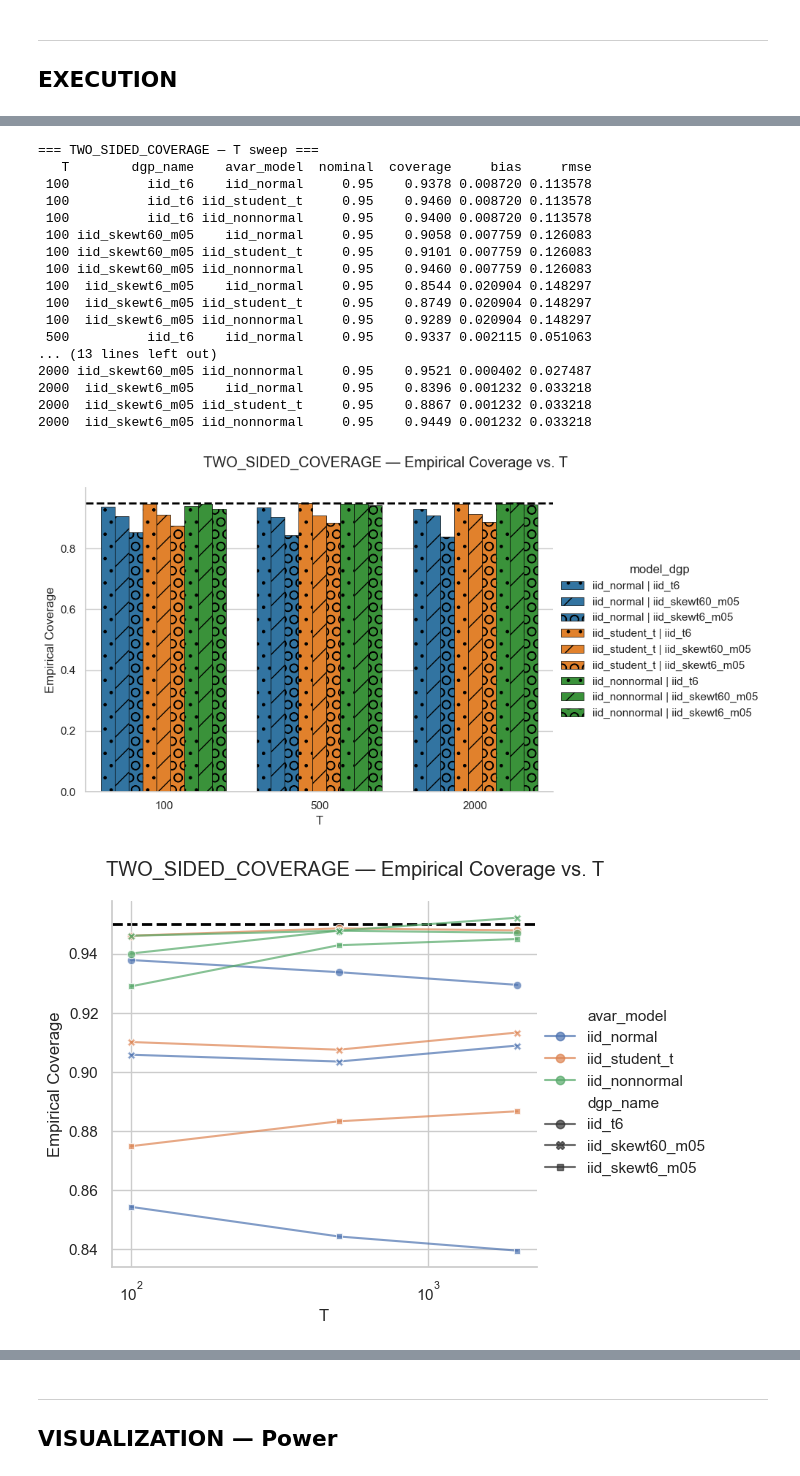
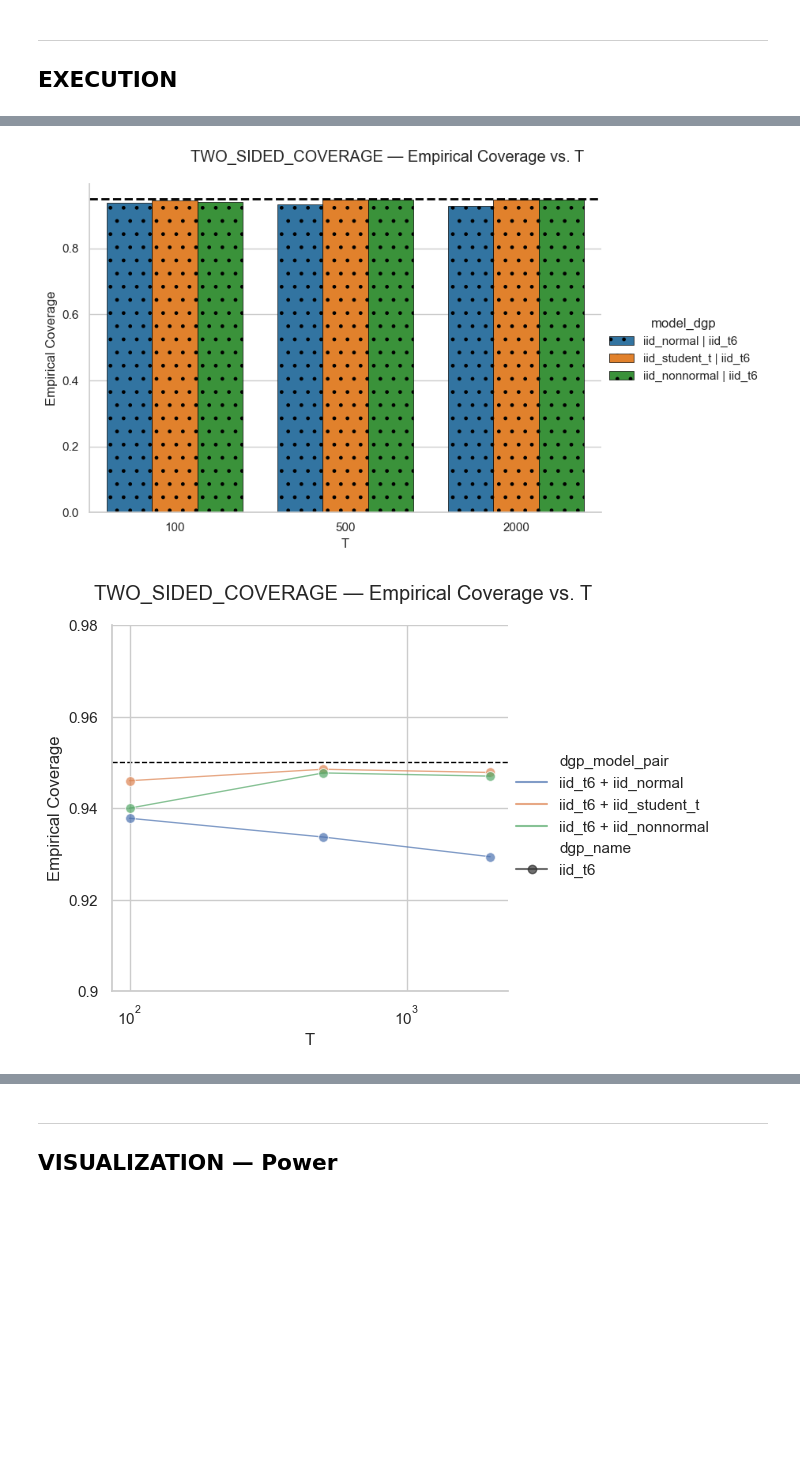
Before and after one commit to Fabro2701/sharpe_ratio_TFM, a Jupyter notebook: notebooks/presentation/coverage.ipynb, the cells around one changed output, grey strips where cells are left out. Cells and saved outputs as stored; diff of their text form; code cells hidden in the pictures; blank space fills up the shorter version.

```diff
--- a/notebooks/presentation/coverage.ipynb
+++ b/notebooks/presentation/coverage.ipynb
@@ -7,7 +7,11 @@ from core.sr_sim import StudyType
 # name : (dgp_names, model_short_names)
 scenarios = {
     "tails": (
-        ["iid_t6", "iid_skewt60_m05", "iid_skewt6_m05"],
+        ["iid_t6"],
+        ["iid_normal", "iid_student_t", "iid_nonnormal"],
+    ),
+    "skew": (
+        ["iid_skewt60_m05", "iid_skewt6_m05"],
         ["iid_normal", "iid_student_t", "iid_nonnormal"],
     ),
     "non4": (
@@ -203,23 +128,12 @@ run_selected_configs(
+# %%
+#common
+line_plot_kargs = dict(reverse=False,
+                       linewidth=1,)
 # %%
-run_analysis(experiments, "tails",       alpha=0.05)
+run_analysis(experiments, "tails", alpha=0.05, plot_mask=[0,1,1],
+             line_plot_kargs=line_plot_kargs |
+             dict(log=True, yticks=[0.9, 0.92, 0.94, 0.96, 0.98]))
 # %% [output]
-=== TWO_SIDED_COVERAGE — T sweep ===
-   T        dgp_name    avar_model  nominal  coverage     bias     rmse
- 100          iid_t6    iid_normal     0.95    0.9378 0.008720 0.113578
- 100          iid_t6 iid_student_t     0.95    0.9460 0.008720 0.113578
- 100          iid_t6 iid_nonnormal     0.95    0.9400 0.008720 0.113578
- 100 iid_skewt60_m05    iid_normal     0.95    0.9058 0.007759 0.126083
- 100 iid_skewt60_m05 iid_student_t     0.95    0.9101 0.007759 0.126083
- 100 iid_skewt60_m05 iid_nonnormal     0.95    0.9460 0.007759 0.126083
- 100  iid_skewt6_m05    iid_normal     0.95    0.8544 0.020904 0.148297
- 100  iid_skewt6_m05 iid_student_t     0.95    0.8749 0.020904 0.148297
- 100  iid_skewt6_m05 iid_nonnormal     0.95    0.9289 0.020904 0.148297
- 500          iid_t6    iid_normal     0.95    0.9337 0.002115 0.051063
-... (13 lines left out)
-2000 iid_skewt60_m05 iid_nonnormal     0.95    0.9521 0.000402 0.027487
-2000  iid_skewt6_m05    iid_normal     0.95    0.8396 0.001232 0.033218
-2000  iid_skewt6_m05 iid_student_t     0.95    0.8867 0.001232 0.033218
-2000  iid_skewt6_m05 iid_nonnormal     0.95    0.9449 0.001232 0.033218
-[figure, old version]
+[figure, new version]
-[figure, old version]
+[figure, new version]
 # %%
```
Also changed, not shown: parts of 7 cells of this notebook, 1 other file.
